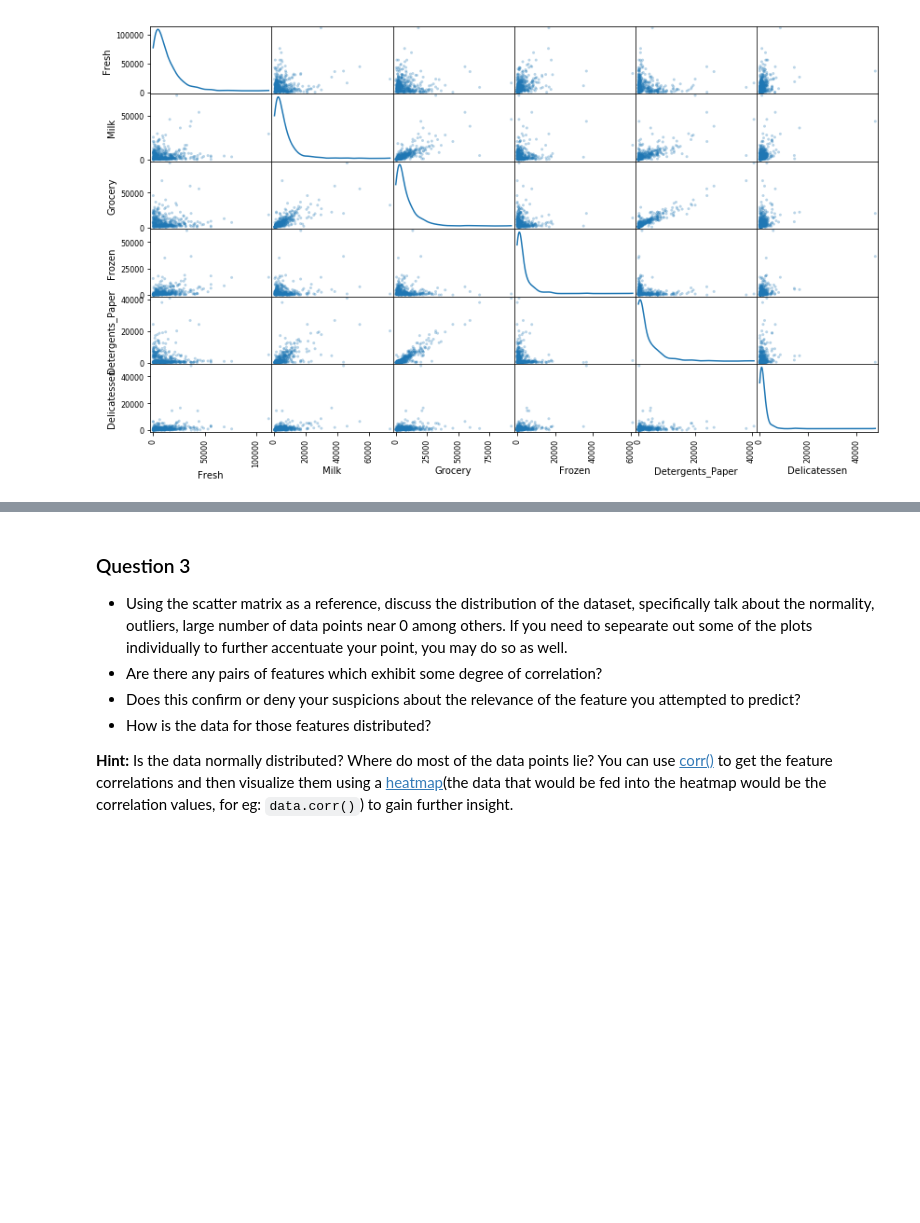
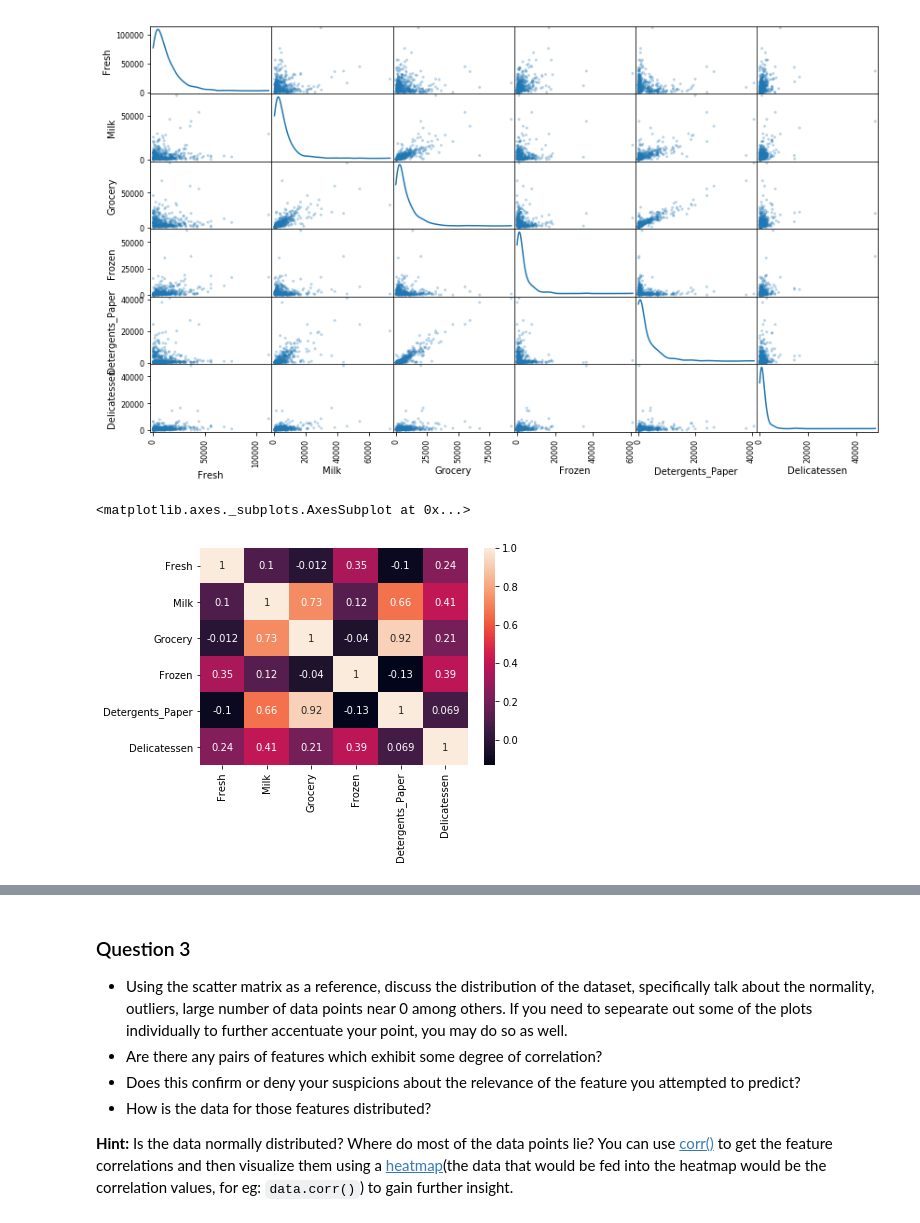
Before and after one commit to cavalcantejean/customer_segments, a Jupyter notebook: customer_segments.ipynb, the cells around one changed output, grey strips where cells are left out. Drawn from its saved outputs; the diff is of its cells as text; code cells hidden in the pictures; blank space fills up the shorter version.

```diff
--- a/customer_segments.ipynb
+++ b/customer_segments.ipynb
@@ -149,3 +162,8 @@ To get a better understanding of the dataset, we can construct a scatter matrix
 pd.scatter_matrix(data, alpha = 0.3, figsize = (14,8), diagonal = 'kde');
 # %% [output]
 [figure]
+# %%
+sns.heatmap(data.corr(),annot=True)
+# %% [output]
+<matplotlib.axes._subplots.AxesSubplot at 0x...>
+[figure, added]
```
Also changed, not shown: parts of 11 cells of this notebook, 1 other file.
